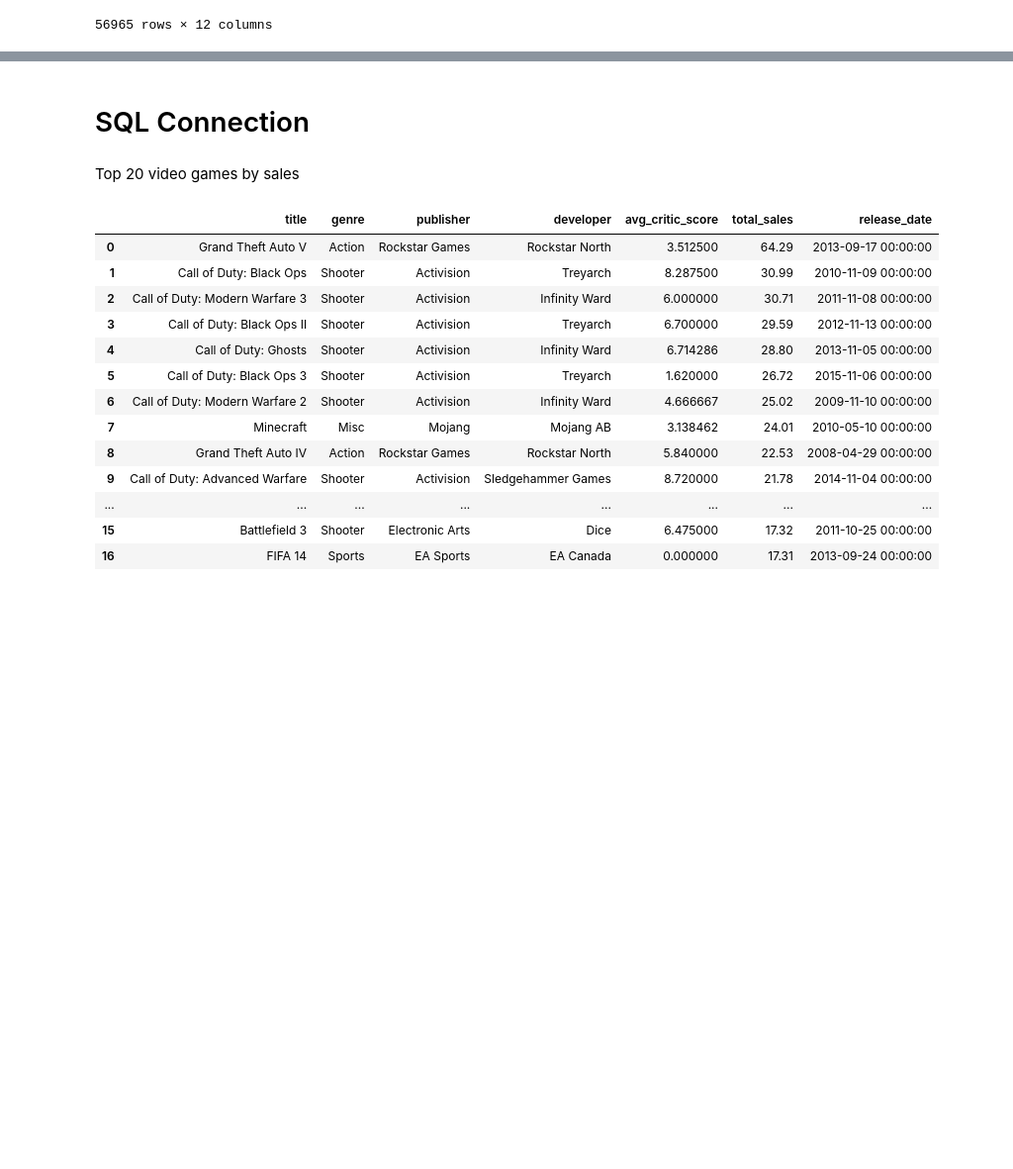
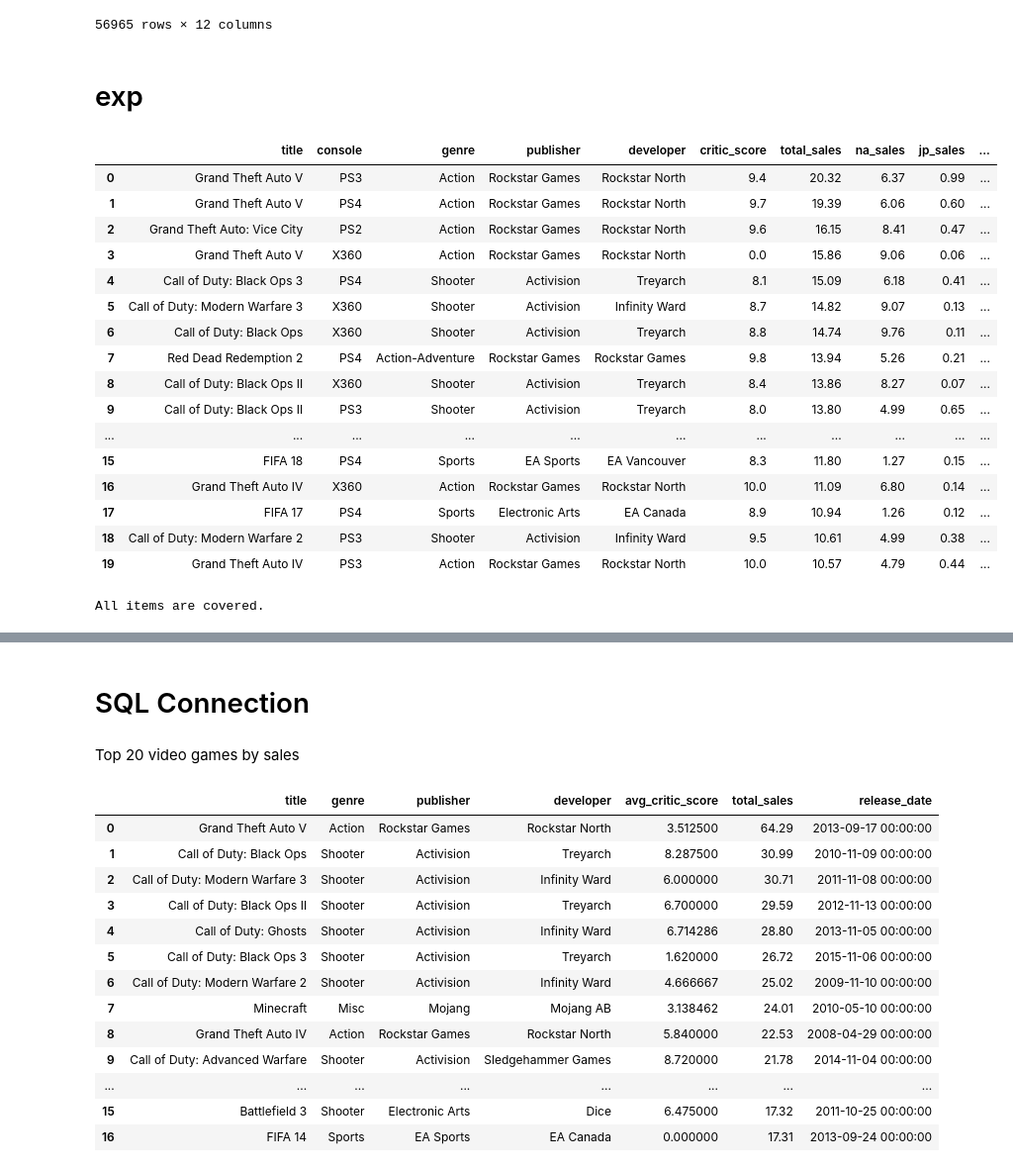
Before and after one commit to dmorton714/v_game, a Jupyter notebook: v_game.ipynb, the cells around one changed output, grey strips where cells are left out. Shown at 99% size. Cells and saved outputs as stored; diff of their text form; code cells hidden in the pictures; blank space fills up the shorter version.

```diff
--- a/v_game.ipynb
+++ b/v_game.ipynb
@@ -74,3 +74,78 @@ df_yrs
 | 55379 | Judas | PC | Shooter | Ghost Story Games | Ghost Story Games | 0.0 | 0.00 | 0.00 | 0.0 | ... |
 | 55378 | Judas | XS | Shooter | Ghost Story Games | Ghost Story Games | 0.0 | 0.00 | 0.00 | 0.0 | ... |
 56965 rows × 12 columns
+# %% [markdown]
+# exp
+# %%
+df['console_mfg'] = np.select(
+    [
+        df['console'].isin(['3DS', 'ds', 'Wii', 'WiiU', 'NS', 'GB', 'NES', 'SNES', 'GBC', 'N64', 'ds']),
+        df['console'].isin(['Linux', 'OSX', 'PC', 'Arc', 'All', 'Series']),
+        df['console'].isin(['X360', 'XOne']),
+        df['console'].isin(['PS', 'PS2', 'PS3', 'PS4', 'PS5', 'PSP', 'PSV', 'PSN']),
+        df['console'].isin(['iOS', 'And']),
+        df['console'].isin(['GG', 'MSD', 'MS', 'GEN', 'SCD']),
+        df['console'].isin(['2600', '7800']),
+        df['console'].isin(['amig', 'C64', 'amig']),
+        df['console'].isin(['Ouya', 'OR', 'ACPC', 'AST', 'ApII', 'PCE', 'ZXS', 'Lynx', 'NG', 'ZXS'])
+    ],
+    [
+        'nintendo',
+        'pc',
+        'xbox',
+        'sony',
+        'mobile',
+        'sega',
+        'atari',
+        'commodore',
+        'other'
+    ],
+    default='unknown'
+)
+
+df.head(20)
+# %% [output]
+|  | title | console | genre | publisher | developer | critic_score | total_sales | na_sales | jp_sales | ... |
+| 0 | Grand Theft Auto V | PS3 | Action | Rockstar Games | Rockstar North | 9.4 | 20.32 | 6.37 | 0.99 | ... |
+| 1 | Grand Theft Auto V | PS4 | Action | Rockstar Games | Rockstar North | 9.7 | 19.39 | 6.06 | 0.60 | ... |
+| 2 | Grand Theft Auto: Vice City | PS2 | Action | Rockstar Games | Rockstar North | 9.6 | 16.15 | 8.41 | 0.47 | ... |
+| 3 | Grand Theft Auto V | X360 | Action | Rockstar Games | Rockstar North | 0.0 | 15.86 | 9.06 | 0.06 | ... |
+| 4 | Call of Duty: Black Ops 3 | PS4 | Shooter | Activision | Treyarch | 8.1 | 15.09 | 6.18 | 0.41 | ... |
+| 5 | Call of Duty: Modern Warfare 3 | X360 | Shooter | Activision | Infinity Ward | 8.7 | 14.82 | 9.07 | 0.13 | ... |
+| 6 | Call of Duty: Black Ops | X360 | Shooter | Activision | Treyarch | 8.8 | 14.74 | 9.76 | 0.11 | ... |
+| 7 | Red Dead Redemption 2 | PS4 | Action-Adventure | Rockstar Games | Rockstar Games | 9.8 | 13.94 | 5.26 | 0.21 | ... |
+| 8 | Call of Duty: Black Ops II | X360 | Shooter | Activision | Treyarch | 8.4 | 13.86 | 8.27 | 0.07 | ... |
+| 9 | Call of Duty: Black Ops II | PS3 | Shooter | Activision | Treyarch | 8.0 | 13.80 | 4.99 | 0.65 | ... |
+| ... | ... | ... | ... | ... | ... | ... | ... | ... | ... | ... |
+| 15 | FIFA 18 | PS4 | Sports | EA Sports | EA Vancouver | 8.3 | 11.80 | 1.27 | 0.15 | ... |
+| 16 | Grand Theft Auto IV | X360 | Action | Rockstar Games | Rockstar North | 10.0 | 11.09 | 6.80 | 0.14 | ... |
+| 17 | FIFA 17 | PS4 | Sports | Electronic Arts | EA Canada | 8.9 | 10.94 | 1.26 | 0.12 | ... |
+| 18 | Call of Duty: Modern Warfare 2 | PS3 | Shooter | Activision | Infinity Ward | 9.5 | 10.61 | 4.99 | 0.38 | ... |
+| 19 | Grand Theft Auto IV | PS3 | Action | Rockstar Games | Rockstar North | 10.0 | 10.57 | 4.79 | 0.44 | ... |
+# %%
+# Original lists (updated to lowercase)
+nintendo = ['3DS', 'ds', 'Wii', 'WiiU', 'NS', 'GB', 'NES', 'SNES', 'GBC', 'N64']
+pc = ['Linux', 'OSX', 'PC', 'Arc', 'All', 'Series']
+xbox = ['X360', 'XOne']
+sony = ['PS', 'PS2', 'PS3', 'PS4', 'PS5', 'PSP', 'PSV', 'PSN']
+mobile = ['iOS', 'And']
+sega = ['GG', 'MSD', 'MS', 'GEN', 'SCD']
+atari = ['2600', '7800']
+commodore = ['amig', 'C64']
+other = ['Ouya', 'OR', 'ACPC', 'AST', 'ApII', 'PCE', 'ZXS', 'Lynx', 'NG', 'ZXS']
+
+# Convert all items to lowercase and strip whitespaces
+all_items_lower = [item.lower().strip() for item in nintendo + pc + xbox + sony + mobile + sega + atari + commodore + other]
+
+# Unique values in the 'console' column of your DataFrame (converted to lowercase and stripped)
+unique_console_values_lower = df['console'].str.lower().str.strip().unique()
+
+# Check if any items are missing
+missing_items = set(all_items_lower) - set(unique_console_values_lower)
+
+if missing_items:
+    print(f"Missing items: {missing_items}")
+else:
+    print("All items are covered.")
+# %% [output]
+All items are covered.
```
Also changed, not shown: parts of 9 cells of this notebook.
